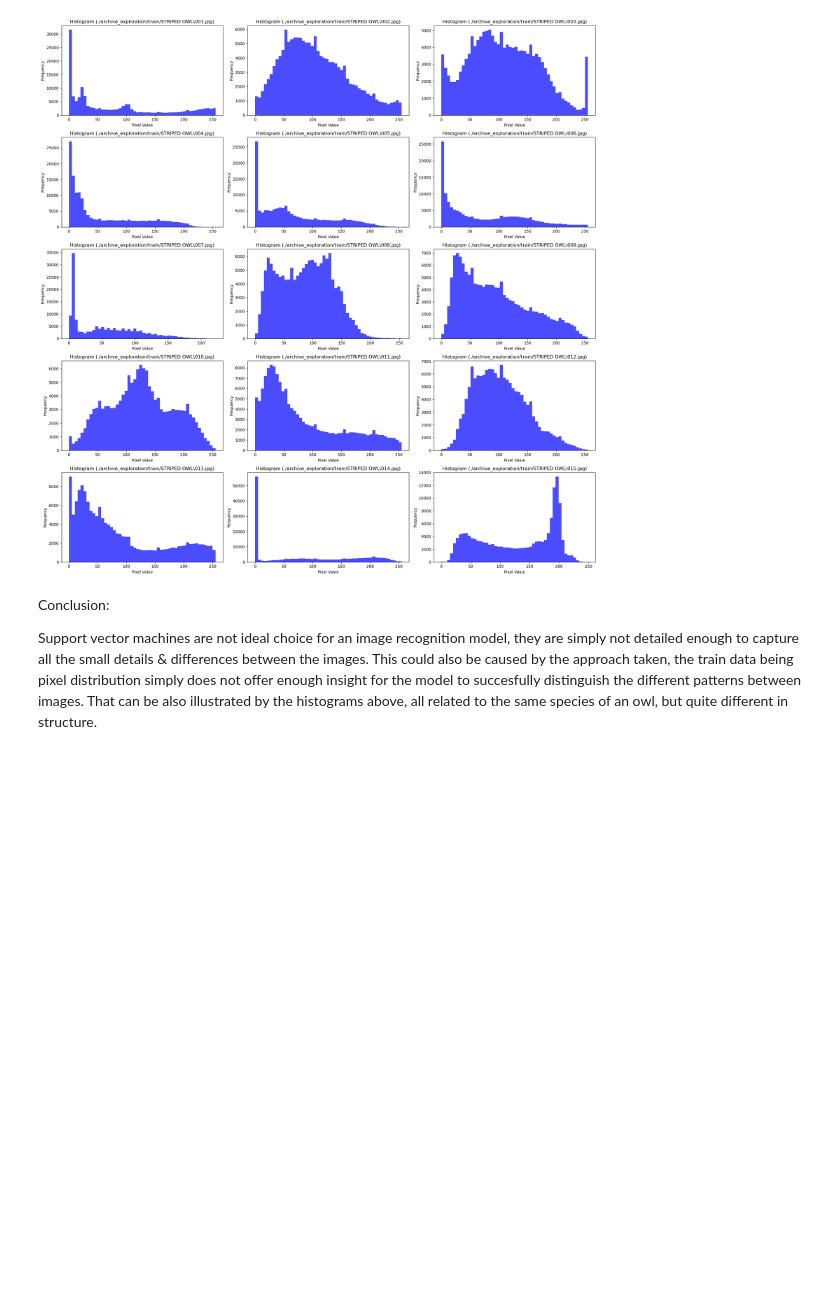
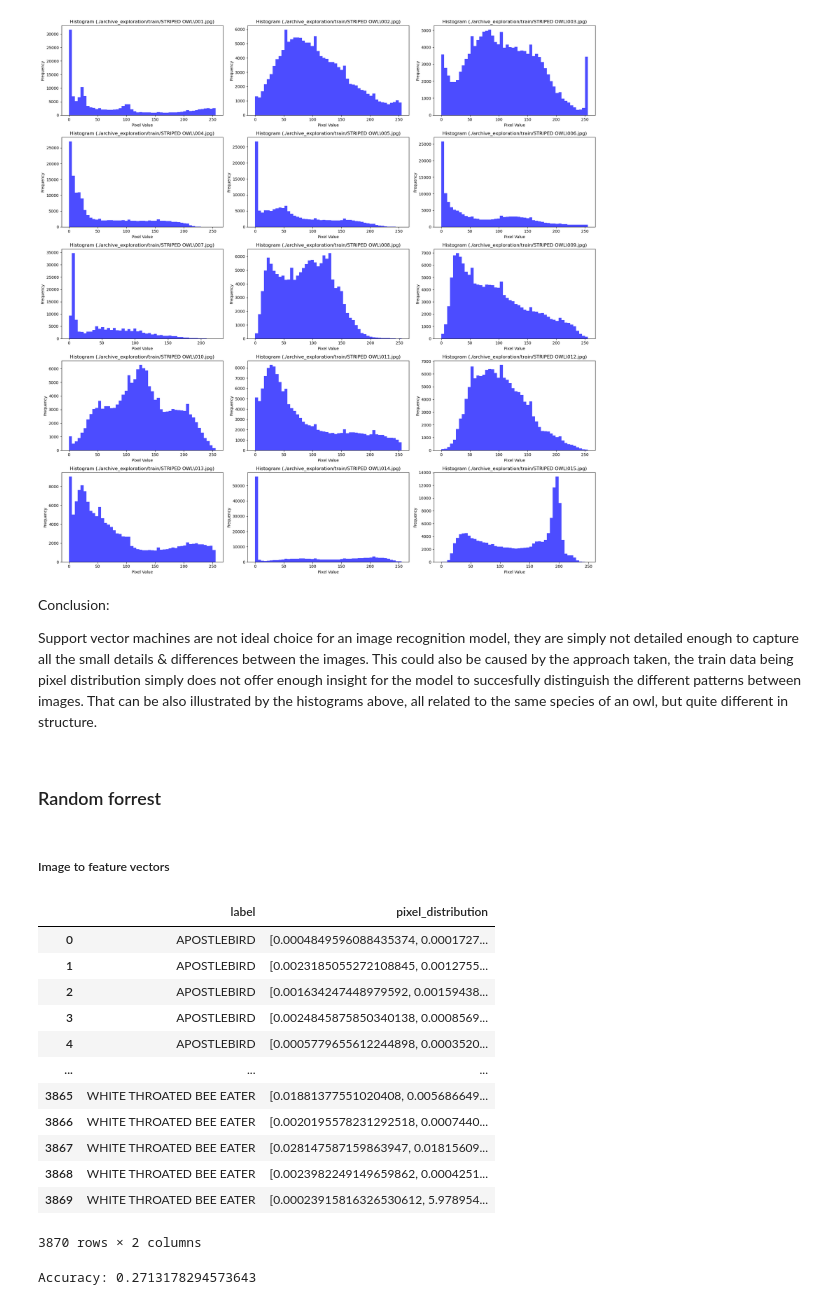
Before and after one commit to MAL-flowdemort/FeatherVision, a Jupyter notebook: FeatherVision.ipynb, the cells around one changed output. Saved outputs shown, nothing was run; the diff lists cells and outputs as text; code cells hidden in the pictures; blank space fills up the shorter version.

Commit message:
basic implementation with color histogram features

```diff
--- a/FeatherVision.ipynb
+++ b/FeatherVision.ipynb
@@ -430,18 +433,18 @@ def getPixelValueDistribution(image):
     return hist
 
 # Read the CSV file
-svm_data = pd.read_csv('archive_exploration/birds.csv')
+rf_data = pd.read_csv('archive_exploration/birds.csv')
 
 # Filter the training data
-svm_data_train = svm_data
+rf_data_train = rf_data
 
 dfs = []
 
 # Initialize an empty DataFrame to store the pixel distribution data
-svm_df_train = pd.DataFrame(columns=['label', 'pixel_distribution'])
+rf_df_train = pd.DataFrame(columns=['label', 'pixel_distribution'])
 
 # Iterate over each image in the training dataset
-for index, row in svm_data_train.iterrows():
+for index, row in rf_data_train.iterrows():
     image_path = './archive_exploration/' + row['filepaths']
     label = row['labels']
 
@@ -454,4 +457,4 @@ for index, row in svm_data_train.iterrows():
         dfs.append(df)
 
     # Append label and pixel distribution to the DataFrame
-svm_df_train = pd.concat(dfs, ignore_index=True)
+rf_df_train = pd.concat(dfs, ignore_index=True)
@@ -573,3 +576,73 @@ for i in range(0, len(image_files), total_plots):
 </style>
 <p>Conclusion:<p>
 <p>Support vector machines are not ideal choice for an image recognition model, they are simply not detailed enough to capture all the small details & differences between the images. This could also be caused by the approach taken, the train data being pixel distribution simply does not offer enough insight for the model to succesfully distinguish the different patterns between images. That can be also illustrated by the histograms above, all related to the same species of an owl, but quite different in structure. </p>
+# %% [markdown]
+<h3>Random forrest</h3>
+# %% [markdown]
+<h5>Image to feature vectors</h5>
+# %%
+import numpy as np
+import os
+import pandas as pd
+import matplotlib.pyplot as plt
+
+def getPixelValueDistribution(image):
+    img_plt = plt.imread(image)
+    pixel_values = img_plt.flatten()
+    # Calculate histogram
+    hist, _ = np.histogram(pixel_values, bins=256, range=(0, 256), density=True)
+    return hist
+
+# Read the CSV file
+rf_data = pd.read_csv('archive_exploration/birds.csv')
+
+rf_data_train = rf_data
+dfs = []
+rf_df_train = pd.DataFrame(columns=['label', 'pixel_distribution'])
+
+for index, row in rf_data_train.iterrows():
+    image_path = './archive_exploration/' + row['filepaths']
+    label = row['labels']
+
+    if os.path.exists(image_path):
+        histogram_data = getPixelValueDistribution(image_path)
+        df = pd.DataFrame({'label': [label], 'pixel_distribution': [histogram_data]})
+        dfs.append(df)
+
+rf_df_train = pd.concat(dfs, ignore_index=True)
+
+display(rf_df_train)
+
+#use random forrest classifier
+from sklearn.ensemble import RandomForestClassifier
+from sklearn.model_selection import train_test_split
+from sklearn.metrics import accuracy_score
+
+X = np.array(list(rf_df_train['pixel_distribution']))
+y = np.array(rf_df_train['label'])
+
+X_train, X_test, y_train, y_test = train_test_split(X, y, test_size=0.2, random_state=42)
+
+clf = RandomForestClassifier(n_estimators=100, random_state=42)
+
+clf.fit(X_train, y_train)
+y_pred = clf.predict(X_test)
+
+accuracy = accuracy_score(y_test, y_pred)
+
+print("Accuracy:", accuracy)
+# %% [output]
+|  | label | pixel_distribution |
+| 0 | APOSTLEBIRD | [0.0004849596088435374, 0.0001727... |
+| 1 | APOSTLEBIRD | [0.0023185055272108845, 0.0012755... |
+| 2 | APOSTLEBIRD | [0.001634247448979592, 0.00159438... |
+| 3 | APOSTLEBIRD | [0.0024845875850340138, 0.0008569... |
+| 4 | APOSTLEBIRD | [0.0005779655612244898, 0.0003520... |
+| ... | ... | ... |
+| 3865 | WHITE THROATED BEE EATER | [0.01881377551020408, 0.005686649... |
+| 3866 | WHITE THROATED BEE EATER | [0.0020195578231292518, 0.0007440... |
+| 3867 | WHITE THROATED BEE EATER | [0.028147587159863947, 0.01815609... |
+| 3868 | WHITE THROATED BEE EATER | [0.0023982249149659862, 0.0004251... |
+| 3869 | WHITE THROATED BEE EATER | [0.00023915816326530612, 5.978954... |
+3870 rows × 2 columns
+Accuracy: 0.2713178294573643
```
Also changed, not shown: parts of 6 cells of this notebook.
